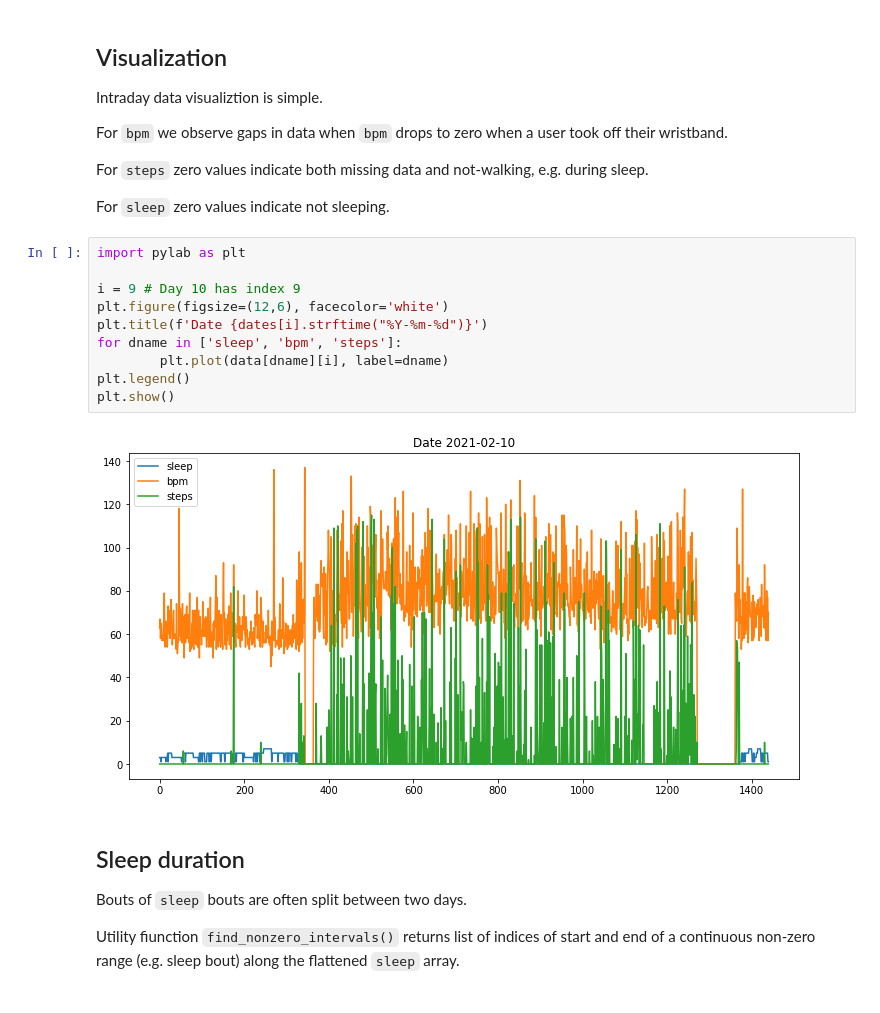
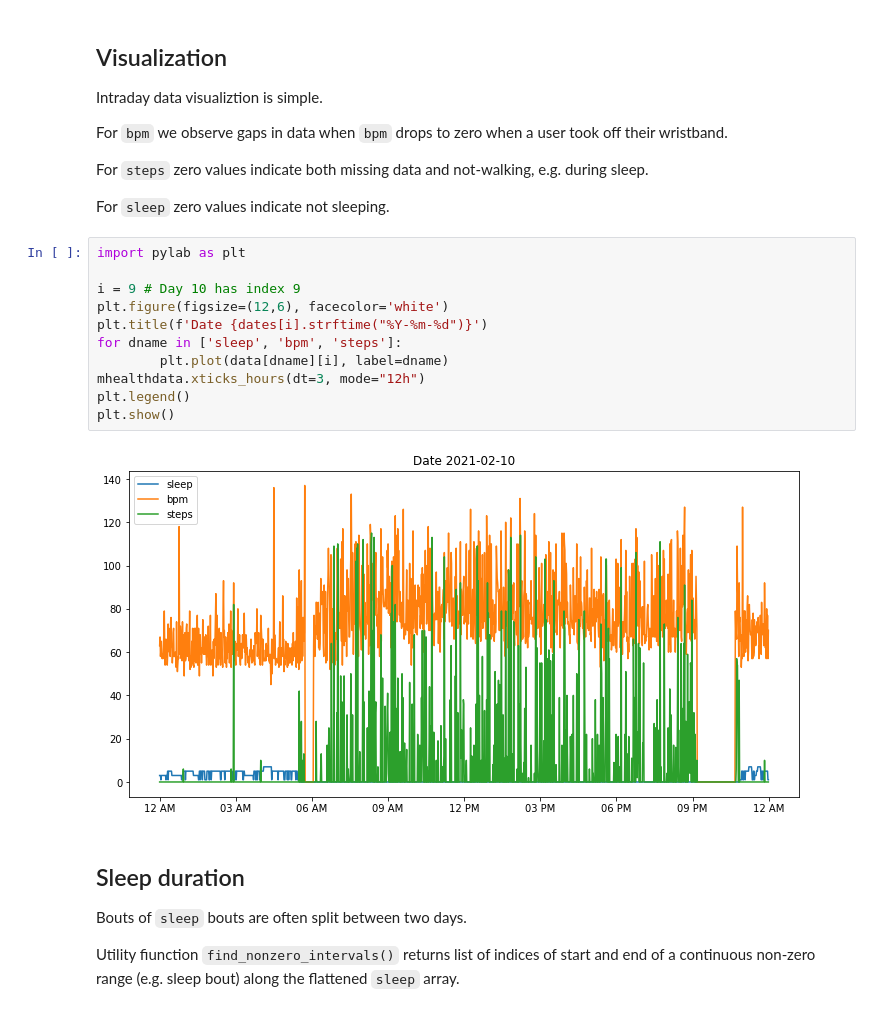
Before and after one commit to timpyrkov/mhealthdata, a Jupyter notebook: docs/notebook/example.ipynb, the cells around one changed output. Drawn from its saved outputs; the diff is of its cells as text.

```diff
--- a/docs/notebook/example.ipynb
+++ b/docs/notebook/example.ipynb
@@ -90,15 +90,16 @@ For `sleep` zero values indicate not sleeping.
 # %%
 import pylab as plt
 
 i = 9 # Day 10 has index 9
 plt.figure(figsize=(12,6), facecolor='white')
 plt.title(f'Date {dates[i].strftime("%Y-%m-%d")}')
 for dname in ['sleep', 'bpm', 'steps']:
         plt.plot(data[dname][i], label=dname)
+mhealthdata.xticks_hours(dt=3, mode="12h")
 plt.legend()
 plt.show()
 # %% [output]
-[figure, old version]
+[figure, new version]
 # %% [markdown]
 ## Sleep duration
 
```
Also changed, not shown: parts of 3 cells of this notebook, 11 other files.
